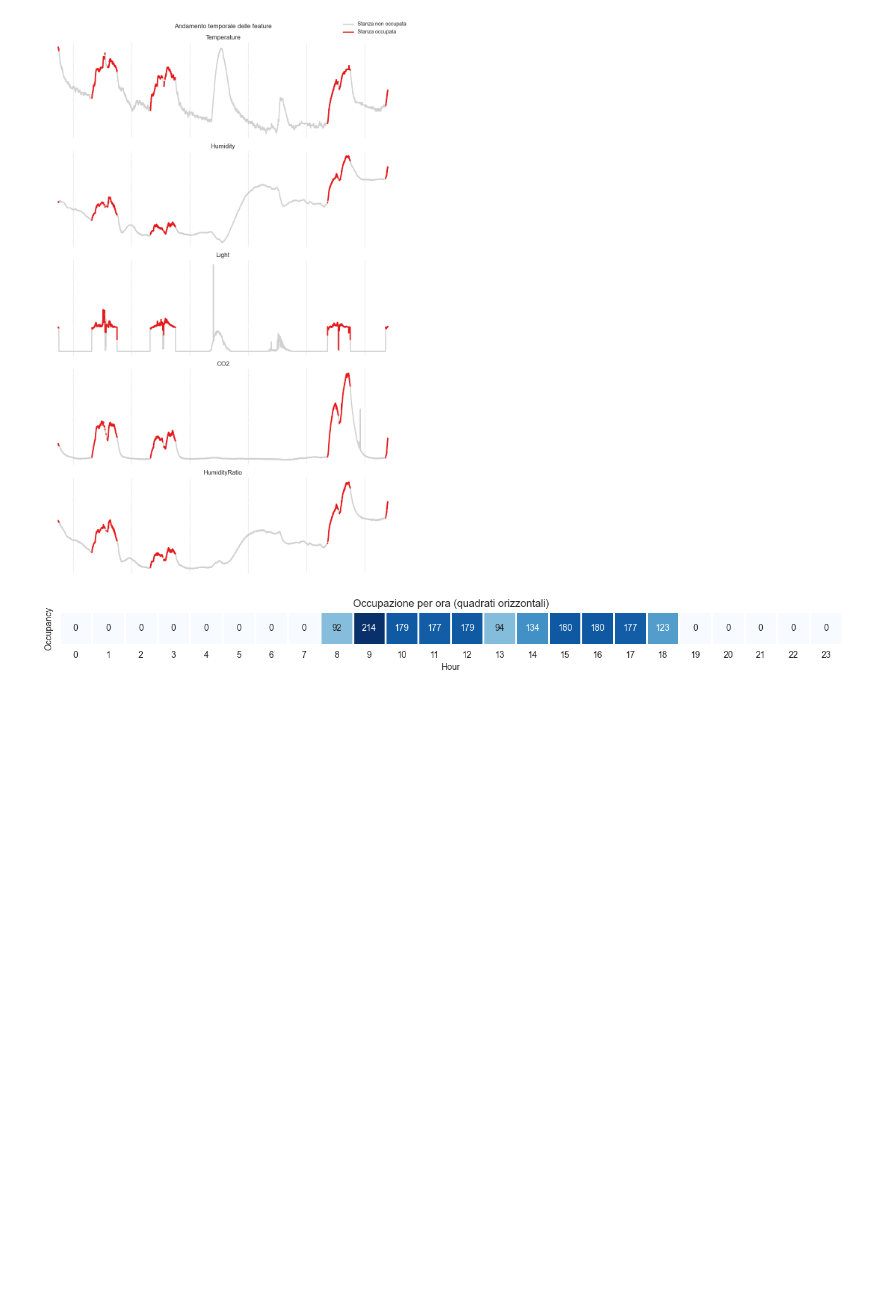
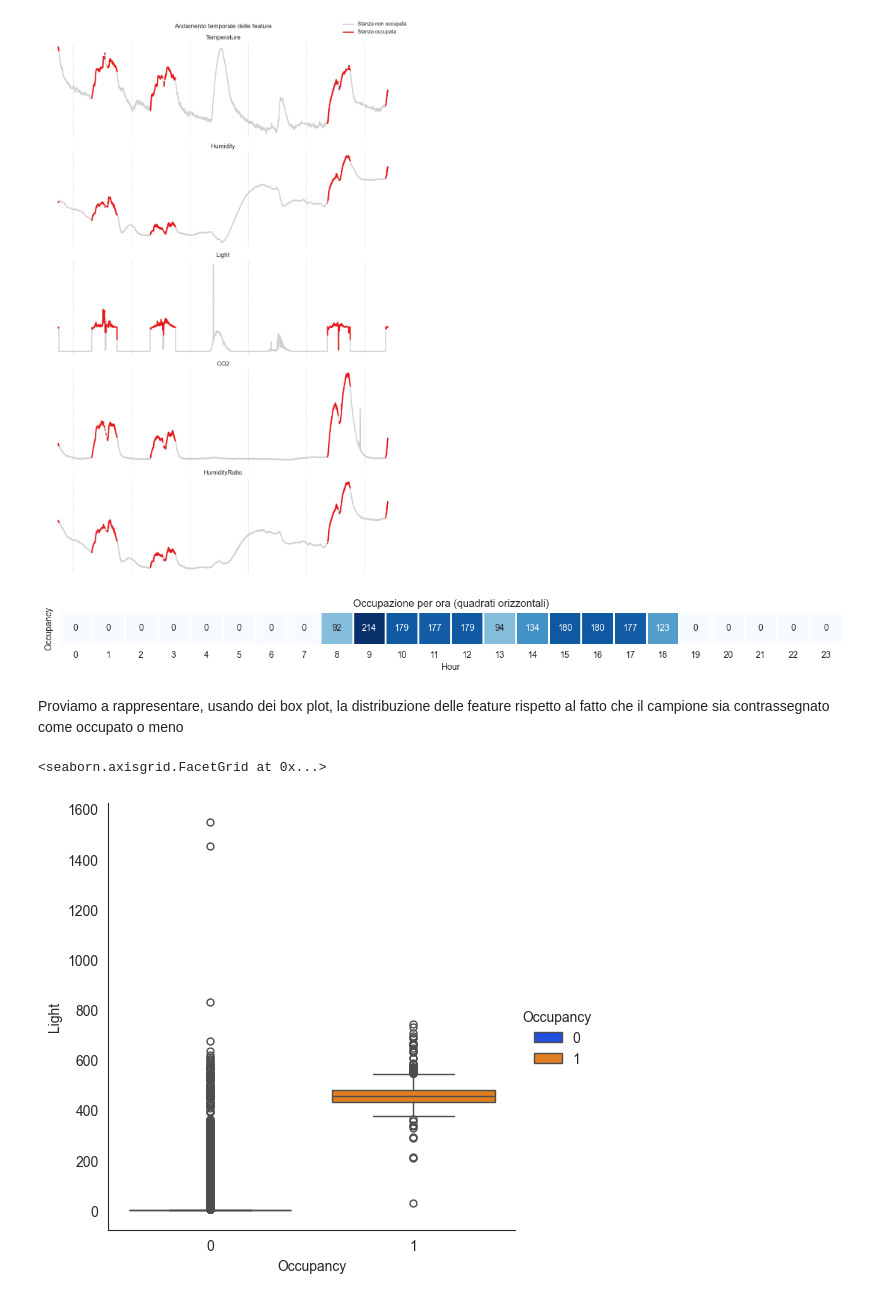
Before and after one commit to gabrielee20/roomoccupation, a Jupyter notebook: visualization.ipynb, the cells around one changed output. Saved outputs shown, nothing was run; the diff lists cells and outputs as text; code cells hidden in the pictures; blank space fills up the shorter version.

Commit message:
aggiunto box plot per la distribuzione delle feature rispetto al fatto che il campione sia contrassegnato come occupato o meno

```diff
--- a/visualization.ipynb
+++ b/visualization.ipynb
@@ -145,3 +145,21 @@ plt.xlabel("Hour")
 plt.show()
 # %% [output]
 [figure]
+# %% [markdown]
+Proviamo a rappresentare, usando dei box plot, la distribuzione delle feature rispetto al fatto che il campione sia contrassegnato come occupato o meno
+# %%
+occupancy_by_light = X[["Light", "Occupancy"]]
+
+grouped_by_occupancy = occupancy_by_light.groupby("Occupancy")
+
+sns.catplot(
+    data=occupancy_by_light,
+    x="Occupancy",
+    y="Light",
+    kind="box",
+    hue="Occupancy",
+    palette="bright"
+)
+# %% [output]
+<seaborn.axisgrid.FacetGrid at 0x...>
+[figure, added]
```
